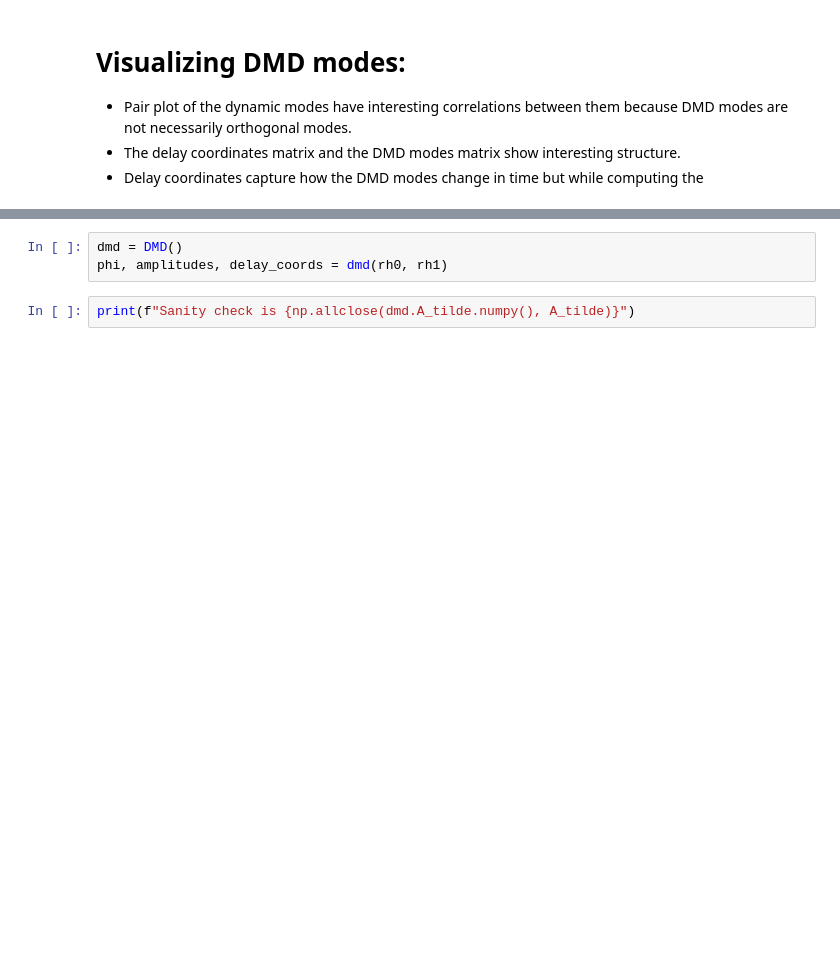
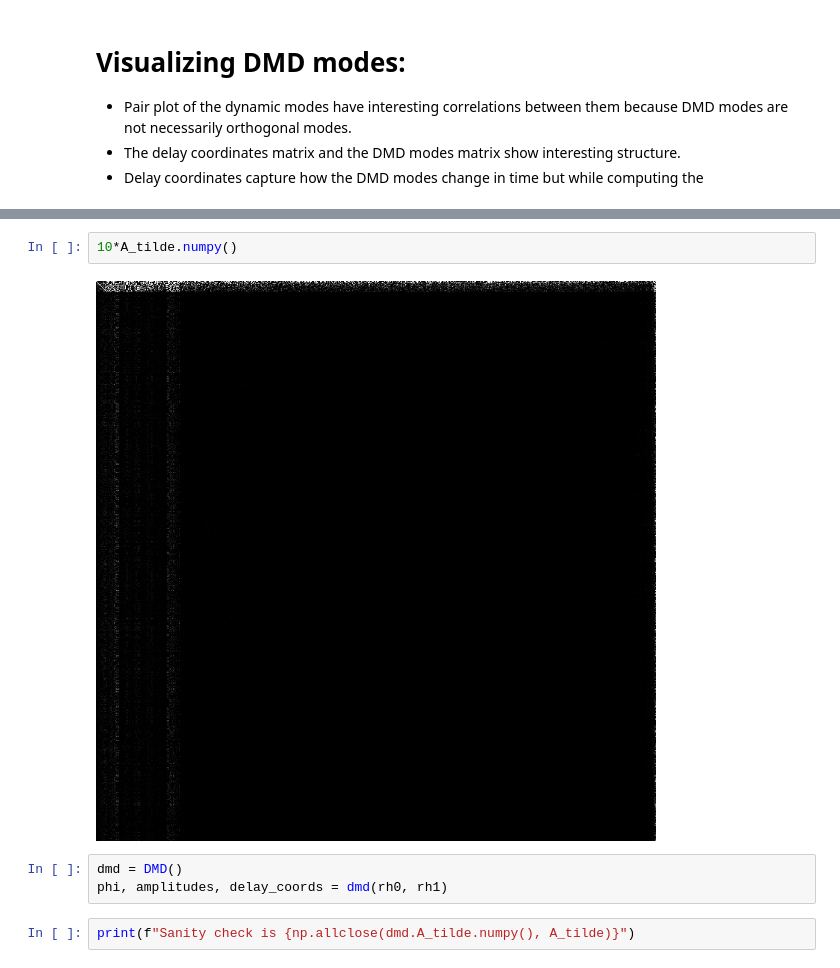
Before and after one commit to ganprad/volcano-ingv, a Jupyter notebook: notebooks/dynamic_mode_decomposition.ipynb, the cells around one changed output, grey strips where cells are left out. Saved outputs shown, nothing was run; the diff lists cells and outputs as text; blank space fills up the shorter version.

```diff
--- a/notebooks/dynamic_mode_decomposition.ipynb
+++ b/notebooks/dynamic_mode_decomposition.ipynb
@@ -454,3 +475,7 @@ plt.title("Pairplot of top 5 DMD modes")
+# %%
+10*A_tilde.numpy()
+# %% [output]
+[figure, added]
 # %%
 dmd = DMD()
 phi, amplitudes, delay_coords = dmd(rh0, rh1)
```
Also changed, not shown: parts of 20 cells of this notebook, 1 other file.
